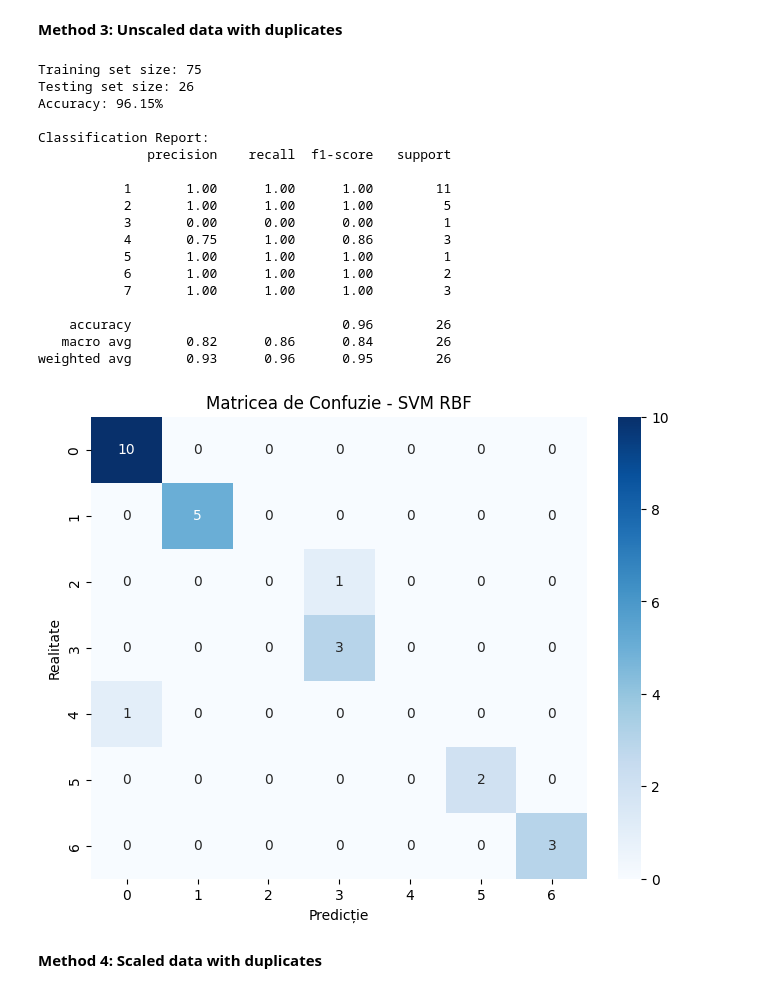
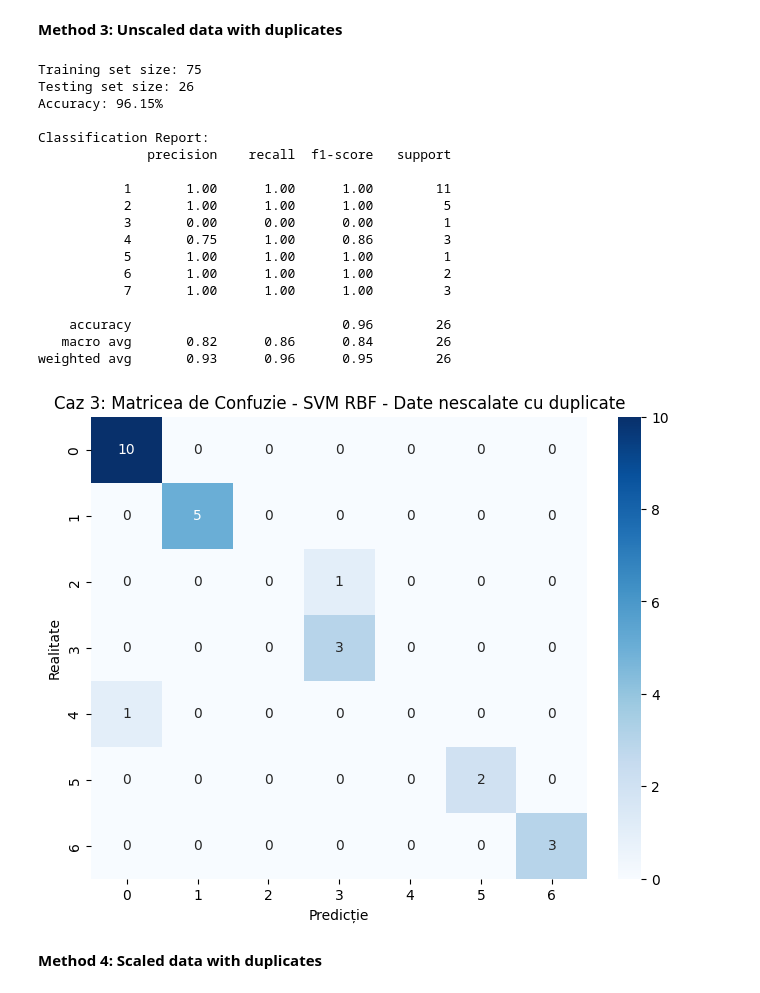
Before and after one commit to DenisaEM/ProiectIA-, a Jupyter notebook: ProiectIA_ZOO_with_SVM.ipynb, the cells around one changed output. Cells and saved outputs as stored; diff of their text form; code cells hidden in the pictures.

```diff
--- a/ProiectIA_ZOO_with_SVM.ipynb
+++ b/ProiectIA_ZOO_with_SVM.ipynb
@@ -357,35 +351,35 @@ print(f"Accuracy: {accuracy_score(y_test2, predictie_unscaled2) * 100:.2f}%")
 print("\nClassification Report:")
 print(classification_report(y_test2, predictie_unscaled2, zero_division=0))
 
 # Calculating the confusion matrix
 cm = confusion_matrix(y_test, predictie_unscaled)
 
 plt.figure(figsize=(8,6))
 sns.heatmap(cm, annot=True, fmt='d', cmap='Blues')
 plt.xlabel('Predicție')
 plt.ylabel('Realitate')
-plt.title('Matricea de Confuzie - SVM RBF')
+plt.title('Caz 3: Matricea de Confuzie - SVM RBF - Date nescalate cu duplicate')
 plt.show()
 # %% [output]
 Training set size: 75
 Testing set size: 26
 Accuracy: 96.15%
 
 Classification Report:
               precision    recall  f1-score   support
 
            1       1.00      1.00      1.00        11
            2       1.00      1.00      1.00         5
            3       0.00      0.00      0.00         1
            4       0.75      1.00      0.86         3
            5       1.00      1.00      1.00         1
            6       1.00      1.00      1.00         2
            7       1.00      1.00      1.00         3
 
     accuracy                           0.96        26
    macro avg       0.82      0.86      0.84        26
 weighted avg       0.93      0.96      0.95        26
-[figure, old version]
+[figure, new version]
 # %% [markdown]
 **Method 4: Scaled data with duplicates**
 # %%
```
Also changed, not shown: parts of 6 cells of this notebook.
